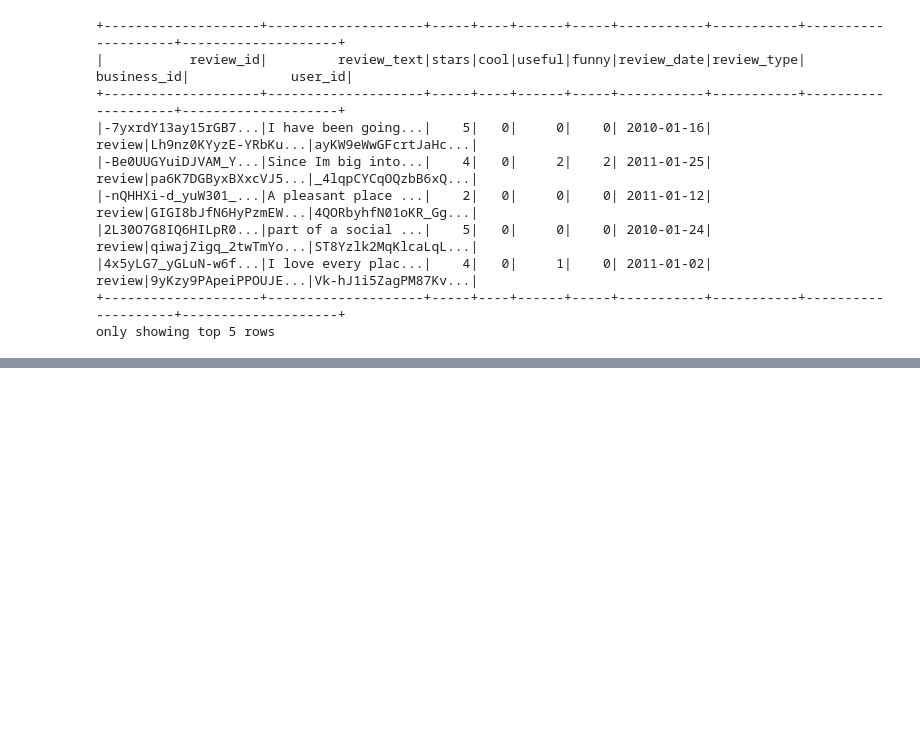
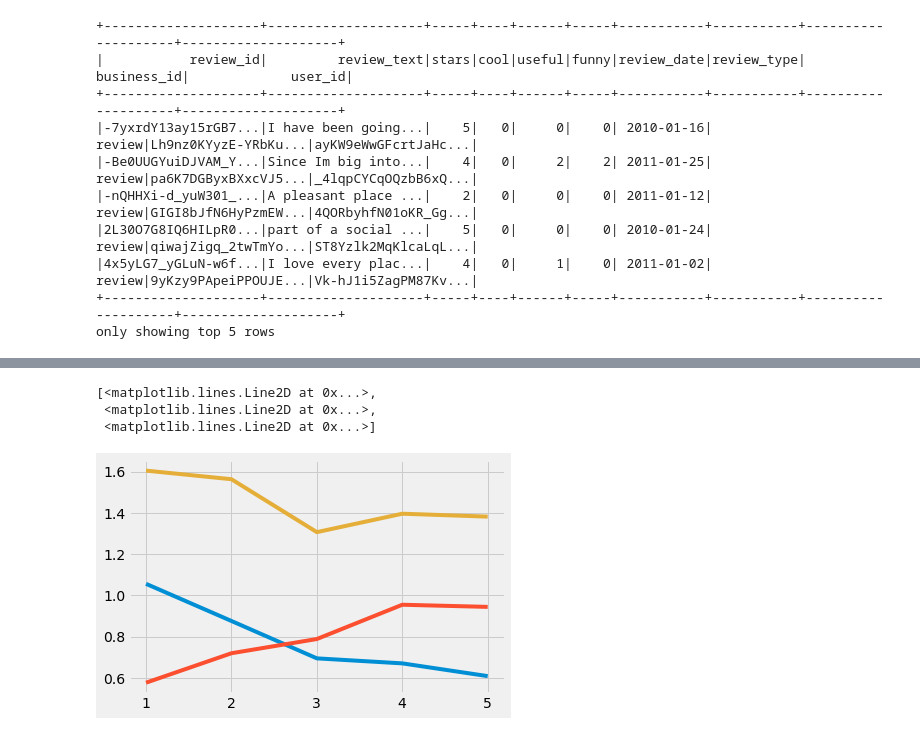
Before and after one commit to karenbennis/Xy, a Jupyter notebook: Copy_of_Project.ipynb, the cells around one changed output, grey strips where cells are left out. Drawn from its saved outputs; the diff is of its cells as text; code cells hidden in the pictures; blank space fills up the shorter version.

```diff
--- a/Copy_of_Project.ipynb
+++ b/Copy_of_Project.ipynb
@@ -175,0 +220,11 @@ only showing top 20 rows
+# %%
+def good(x):
+    if x > 3:
+        return 1
+    if x < 3:
+        return 0
+
+data_df['class']=data_df['stars'].apply(good)
+data_df['length']=data_df['review_text'].apply(len)
+summ=data_df.groupby(['stars']).mean()
+summ
@@ -175,0 +276,7 @@ only showing top 20 rows
+# %%
+plt.plot(summ[['funny','cool','useful']])
+# %% [output]
+[<matplotlib.lines.Line2D at 0x...>,
+ <matplotlib.lines.Line2D at 0x...>,
+ <matplotlib.lines.Line2D at 0x...>]
+[figure, added]
```
Also changed, not shown: parts of 42 cells of this notebook.
